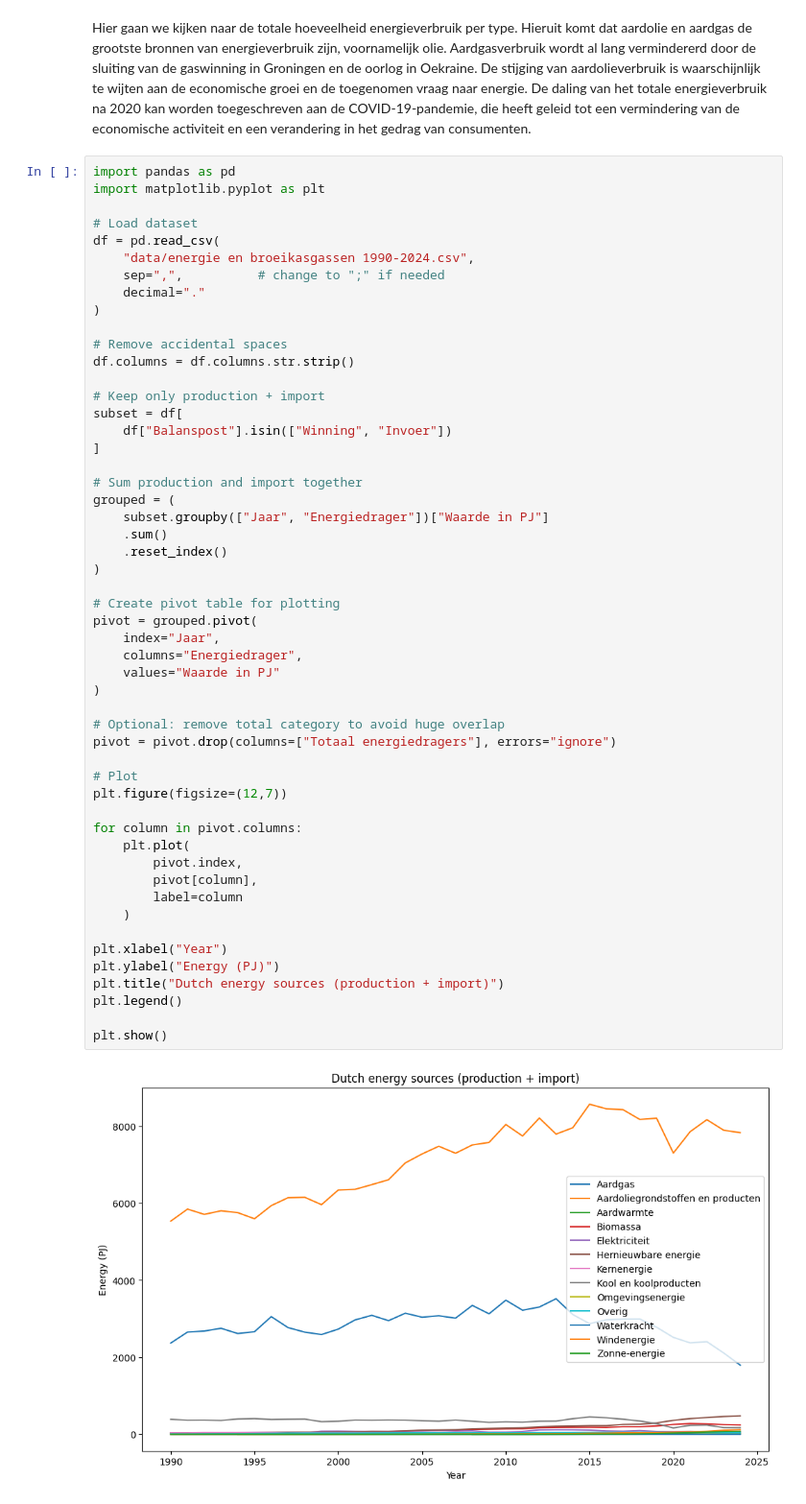
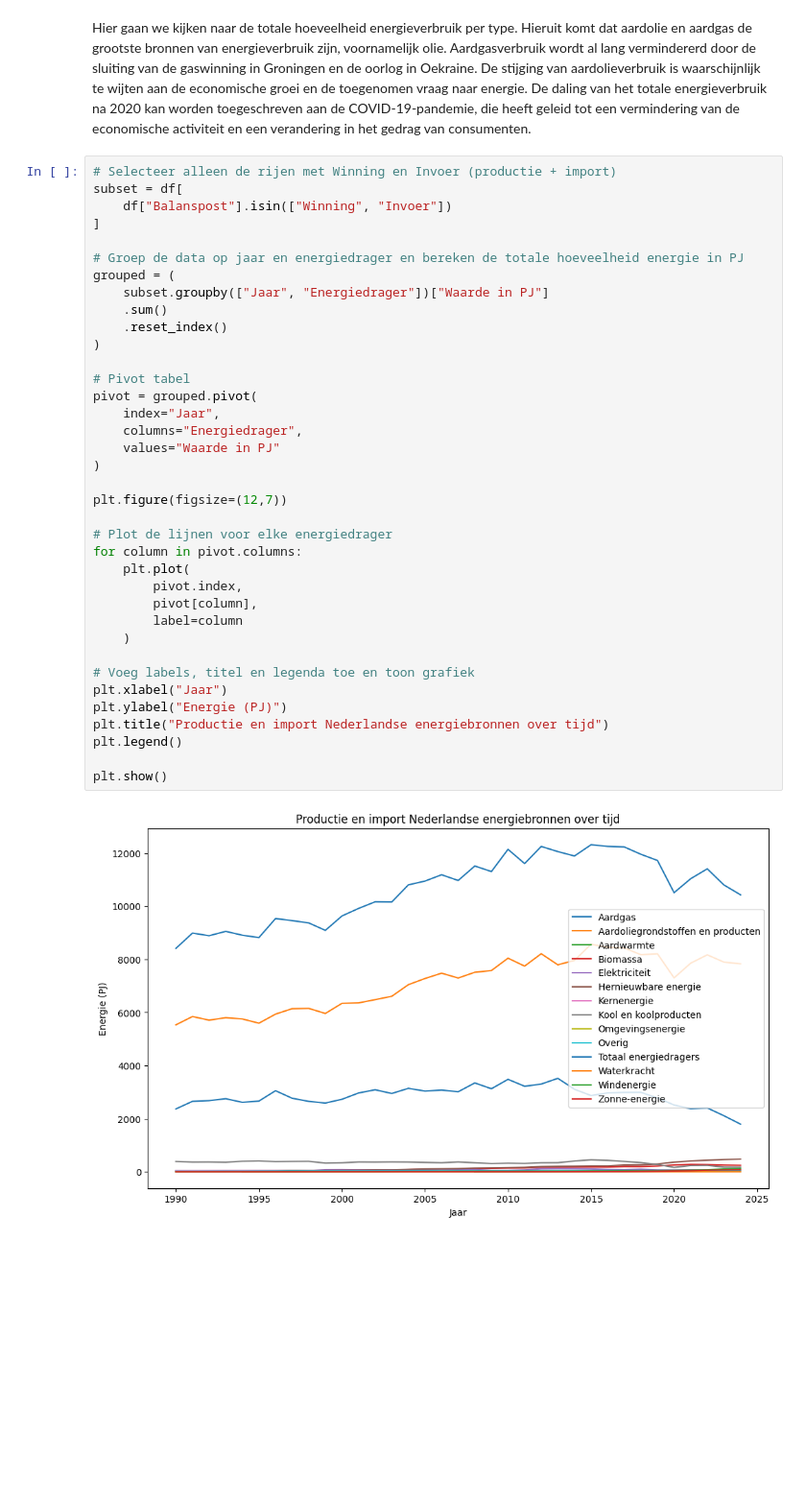
Before and after one commit to Jamie1111/aint-no-party-like-a-data-party, a Jupyter notebook: assignment_template_it1.ipynb, the cells around one changed output. Shown at 96% size. Cells and saved outputs as stored; diff of their text form; blank space fills up the shorter version.

```diff
--- a/assignment_template_it1.ipynb
+++ b/assignment_template_it1.ipynb
@@ -153,59 +154,44 @@ plt.show()
 # %% [markdown]
 Hier gaan we kijken naar de totale hoeveelheid energieverbruik per type. Hieruit komt dat aardolie en aardgas de grootste bronnen van energieverbruik zijn, voornamelijk olie. Aardgasverbruik wordt al lang vermindererd door de sluiting van de gaswinning in Groningen en de oorlog in Oekraine. De stijging van aardolieverbruik is waarschijnlijk te wijten aan de economische groei en de toegenomen vraag naar energie. De daling van het totale energieverbruik na 2020 kan worden toegeschreven aan de COVID-19-pandemie, die heeft geleid tot een vermindering van de economische activiteit en een verandering in het gedrag van consumenten.
 # %%
-import pandas as pd
-import matplotlib.pyplot as plt
-
-# Load dataset
-df = pd.read_csv(
-    "data/energie en broeikasgassen 1990-2024.csv",
-    sep=",",          # change to ";" if needed
-    decimal="."
-)
-
-# Remove accidental spaces
-df.columns = df.columns.str.strip()
-
-# Keep only production + import
+# Selecteer alleen de rijen met Winning en Invoer (productie + import)
 subset = df[
     df["Balanspost"].isin(["Winning", "Invoer"])
 ]
 
-# Sum production and import together
+# Groep de data op jaar en energiedrager en bereken de totale hoeveelheid energie in PJ
 grouped = (
     subset.groupby(["Jaar", "Energiedrager"])["Waarde in PJ"]
     .sum()
     .reset_index()
 )
 
-# Create pivot table for plotting
+# Pivot tabel
 pivot = grouped.pivot(
     index="Jaar",
     columns="Energiedrager",
     values="Waarde in PJ"
 )
 
-# Optional: remove total category to avoid huge overlap
-pivot = pivot.drop(columns=["Totaal energiedragers"], errors="ignore")
-
-# Plot
 plt.figure(figsize=(12,7))
 
+# Plot de lijnen voor elke energiedrager
 for column in pivot.columns:
     plt.plot(
         pivot.index,
         pivot[column],
         label=column
     )
 
-plt.xlabel("Year")
-plt.ylabel("Energy (PJ)")
-plt.title("Dutch energy sources (production + import)")
+# Voeg labels, titel en legenda toe en toon grafiek
+plt.xlabel("Jaar")
+plt.ylabel("Energie (PJ)")
+plt.title("Productie en import Nederlandse energiebronnen over tijd")
 plt.legend()
 
 plt.show()
 # %% [output]
-[figure, old version]
+[figure, new version]
 # %% [markdown]
 Hier gaan we kijken waar olie aan wordt besteed. Hierin zien we dat wegverkeer en petrochemie het meeste olie verbruiken. Wegverkeer is natuurlijk logisch, omdat er veel auto's zijn die op olie rijden. Petrochemie is ook logisch, omdat er veel producten worden gemaakt van olie, zoals plastic en chemicaliën.
 
```
Also changed, not shown: parts of 3 cells of this notebook.
